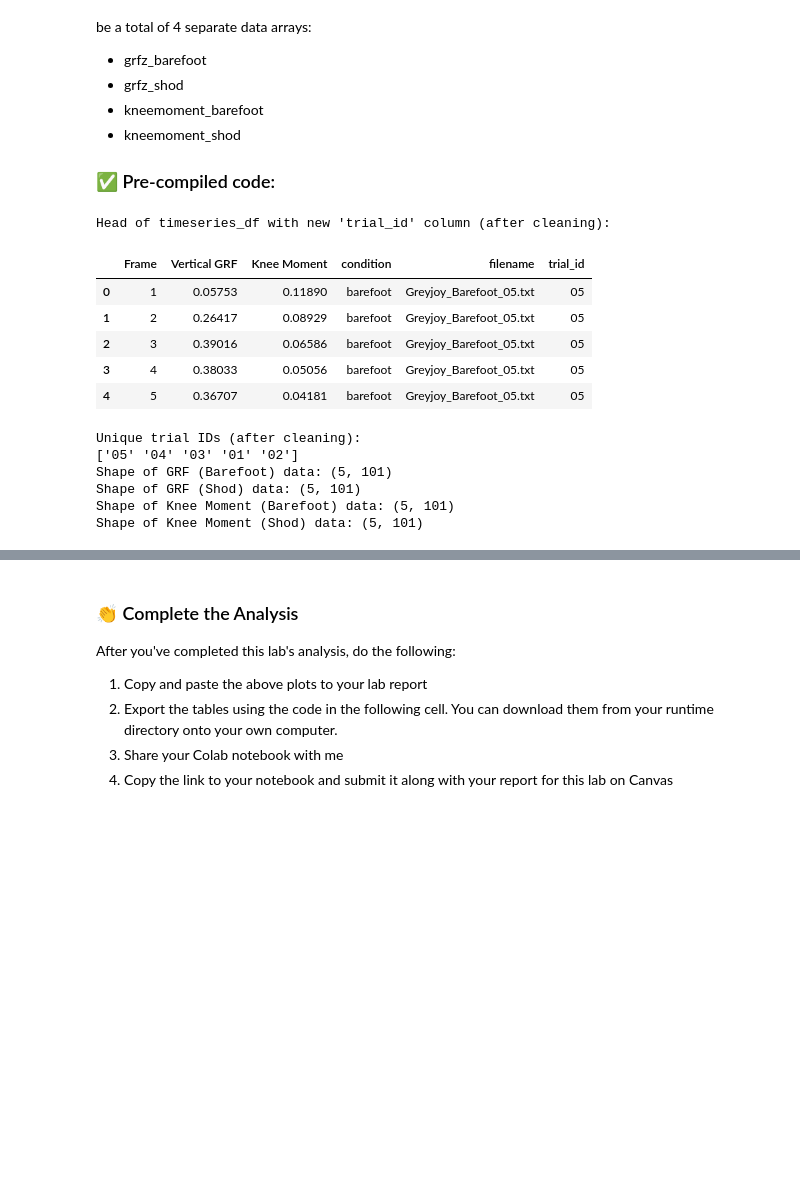
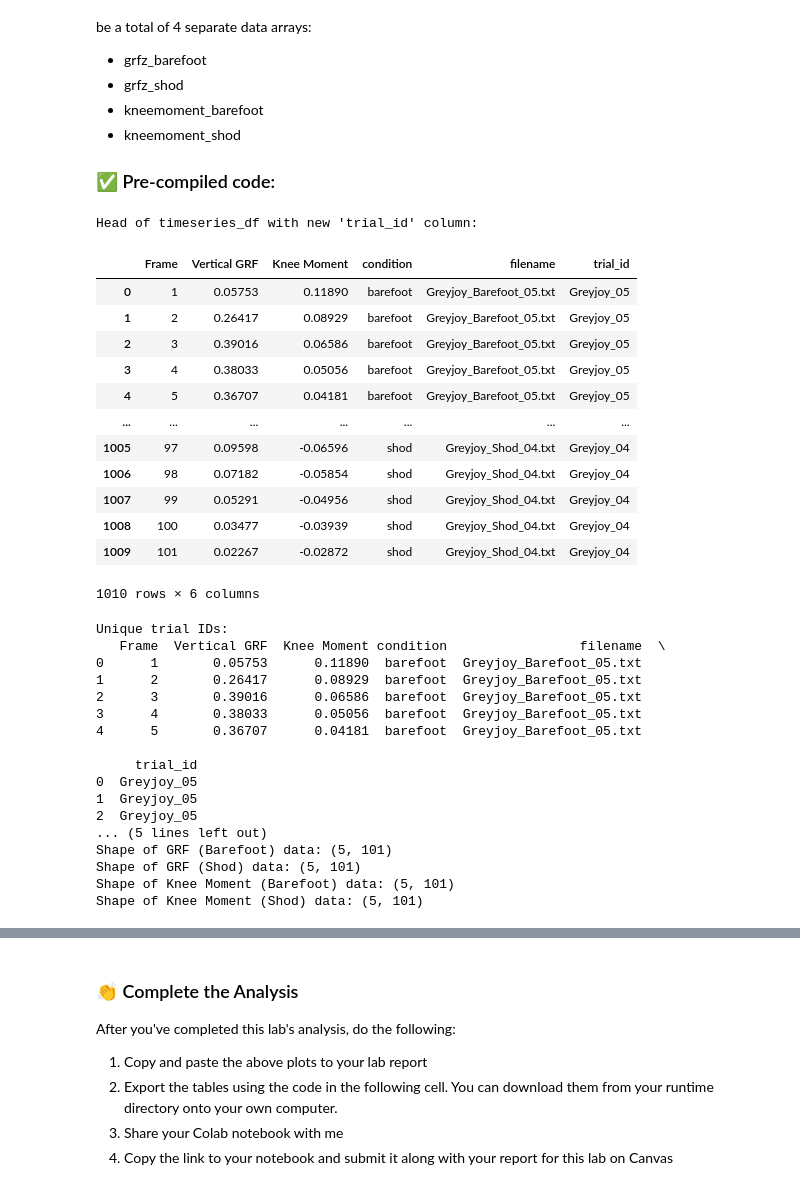
Before and after one commit to plnu-biomechanics/kin6015, a Jupyter notebook: notebooks/kin6015_lab2.ipynb, the cells around one changed output, grey strips where cells are left out. Drawn from its saved outputs; the diff is of its cells as text; code cells hidden in the pictures; blank space fills up the shorter version.

```diff
--- a/notebooks/kin6015_lab2.ipynb
+++ b/notebooks/kin6015_lab2.ipynb
@@ -287,7 +282,6 @@ Generate code that wrangles the time-series data into a SPM friendly format for
 ### ✅ Pre-compiled code:
 # %%
 import numpy as np
-import re # Import re for IGNORECASE flag
 
 # ================
 # DATA WRANGLING
@@ -301,54 +295,73 @@ timeseries_df = combined_intermediate_df[['Frame', 'Vertical GRF', 'Knee Moment'
 # Add 'trial_id' column by cleaning the 'filename'
 timeseries_df['trial_id'] = timeseries_df['filename'].str.replace('_Barefoot', '', regex=False)
 timeseries_df['trial_id'] = timeseries_df['trial_id'].str.replace('_Shod', '', regex=False)
-# Make the replacement case-insensitive for the GROUP_ prefix
-timeseries_df['trial_id'] = timeseries_df['trial_id'].str.replace(f'{GROUP}_', '', regex=True, flags=re.IGNORECASE)
 timeseries_df['trial_id'] = timeseries_df['trial_id'].str.replace('.txt', '', regex=False)
 
-print("Head of timeseries_df with new 'trial_id' column (after cleaning):")
-display(timeseries_df.head())
+print("Head of timeseries_df with new 'trial_id' column:")
+display(timeseries_df)
 
-print("\nUnique trial IDs (after cleaning):")
+print("\nUnique trial IDs:")
+print(timeseries_df.head())
+
+print("\nUnique trial IDs:")
 print(timeseries_df['trial_id'].unique())
 
 # export CSV file for inspection (comment if not needed)
 # timeseries_df.to_csv('timeseries_data.csv', index=False)
 # print("timeseries_df exported to 'timeseries_data.csv'")
 
 # Filter for both conditions
 barefoot_df = timeseries_df[timeseries_df['condition'] == 'barefoot']
 shod_df = timeseries_df[timeseries_df['condition'] == 'shod']
 
 # Prepare data for GRF (Barefoot)
 grfz_barefoot_data = barefoot_df.pivot(index='trial_id', columns='Frame', values='Vertical GRF').values
 
 # Prepare data for GRF (Shod)
 grfz_shod_data = shod_df.pivot(index='trial_id', columns='Frame', values='Vertical GRF').values
 
 # Prepare data for Knee Moment (Barefoot)
 kneemoment_barefoot_data = barefoot_df.pivot(index='trial_id', columns='Frame', values='Knee Moment').values
 
 # Prepare data for Knee Moment (Shod)
 kneemoment_shod_data = shod_df.pivot(index='trial_id', columns='Frame', values='Knee Moment').values
 
 print("Shape of GRF (Barefoot) data:", grfz_barefoot_data.shape)
 print("Shape of GRF (Shod) data:", grfz_shod_data.shape)
 print("Shape of Knee Moment (Barefoot) data:", kneemoment_barefoot_data.shape)
 print("Shape of Knee Moment (Shod) data:", kneemoment_shod_data.shape)
 # %% [output]
-Head of timeseries_df with new 'trial_id' column (after cleaning):
+Head of timeseries_df with new 'trial_id' column:
 |  | Frame | Vertical GRF | Knee Moment | condition | filename | trial_id |
-| 0 | 1 | 0.05753 | 0.11890 | barefoot | Greyjoy_Barefoot_05.txt | 05 |
-| 1 | 2 | 0.26417 | 0.08929 | barefoot | Greyjoy_Barefoot_05.txt | 05 |
-| 2 | 3 | 0.39016 | 0.06586 | barefoot | Greyjoy_Barefoot_05.txt | 05 |
-| 3 | 4 | 0.38033 | 0.05056 | barefoot | Greyjoy_Barefoot_05.txt | 05 |
-| 4 | 5 | 0.36707 | 0.04181 | barefoot | Greyjoy_Barefoot_05.txt | 05 |
+| 0 | 1 | 0.05753 | 0.11890 | barefoot | Greyjoy_Barefoot_05.txt | Greyjoy_05 |
+| 1 | 2 | 0.26417 | 0.08929 | barefoot | Greyjoy_Barefoot_05.txt | Greyjoy_05 |
+| 2 | 3 | 0.39016 | 0.06586 | barefoot | Greyjoy_Barefoot_05.txt | Greyjoy_05 |
+| 3 | 4 | 0.38033 | 0.05056 | barefoot | Greyjoy_Barefoot_05.txt | Greyjoy_05 |
+| 4 | 5 | 0.36707 | 0.04181 | barefoot | Greyjoy_Barefoot_05.txt | Greyjoy_05 |
+| ... | ... | ... | ... | ... | ... | ... |
+| 1005 | 97 | 0.09598 | -0.06596 | shod | Greyjoy_Shod_04.txt | Greyjoy_04 |
+| 1006 | 98 | 0.07182 | -0.05854 | shod | Greyjoy_Shod_04.txt | Greyjoy_04 |
+| 1007 | 99 | 0.05291 | -0.04956 | shod | Greyjoy_Shod_04.txt | Greyjoy_04 |
+| 1008 | 100 | 0.03477 | -0.03939 | shod | Greyjoy_Shod_04.txt | Greyjoy_04 |
+| 1009 | 101 | 0.02267 | -0.02872 | shod | Greyjoy_Shod_04.txt | Greyjoy_04 |
-Unique trial IDs (after cleaning):
-['05' '04' '03' '01' '02']
-Shape of GRF (Barefoot) data: (5, 101)
-Shape of GRF (Shod) data: (5, 101)
-Shape of Knee Moment (Barefoot) data: (5, 101)
-Shape of Knee Moment (Shod) data: (5, 101)
+1010 rows × 6 columns
+Unique trial IDs:
+   Frame  Vertical GRF  Knee Moment condition                 filename  \
+0      1       0.05753      0.11890  barefoot  Greyjoy_Barefoot_05.txt
+1      2       0.26417      0.08929  barefoot  Greyjoy_Barefoot_05.txt
+2      3       0.39016      0.06586  barefoot  Greyjoy_Barefoot_05.txt
+3      4       0.38033      0.05056  barefoot  Greyjoy_Barefoot_05.txt
+4      5       0.36707      0.04181  barefoot  Greyjoy_Barefoot_05.txt
+
+     trial_id
+0  Greyjoy_05
+1  Greyjoy_05
+2  Greyjoy_05
+... (5 lines left out)
+Shape of GRF (Barefoot) data: (5, 101)
+Shape of GRF (Shod) data: (5, 101)
+Shape of Knee Moment (Barefoot) data: (5, 101)
+Shape of Knee Moment (Shod) data: (5, 101)
 # %% [markdown]
 # SPM Paired t-test
 
```
Also changed, not shown: parts of 9 cells of this notebook.
